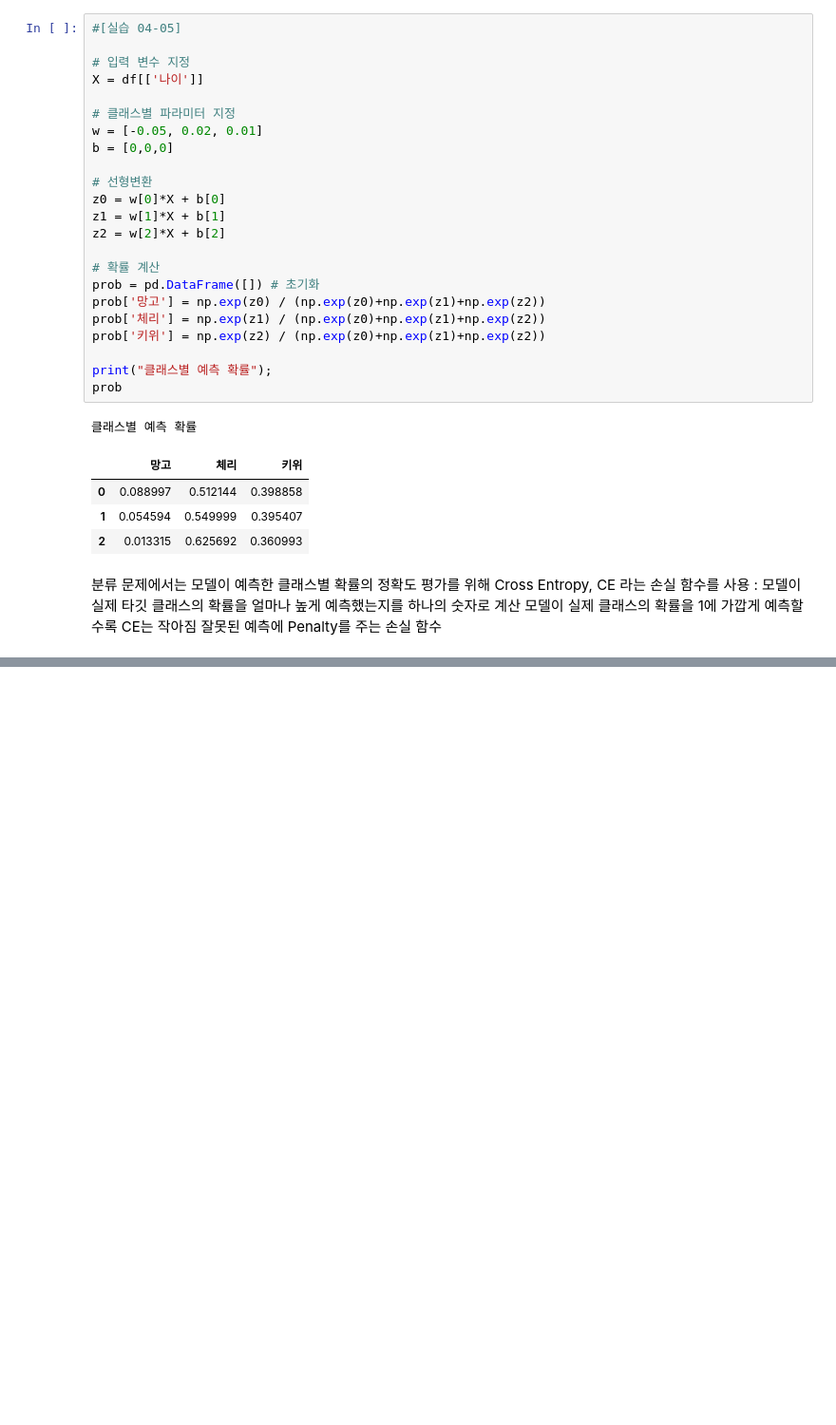
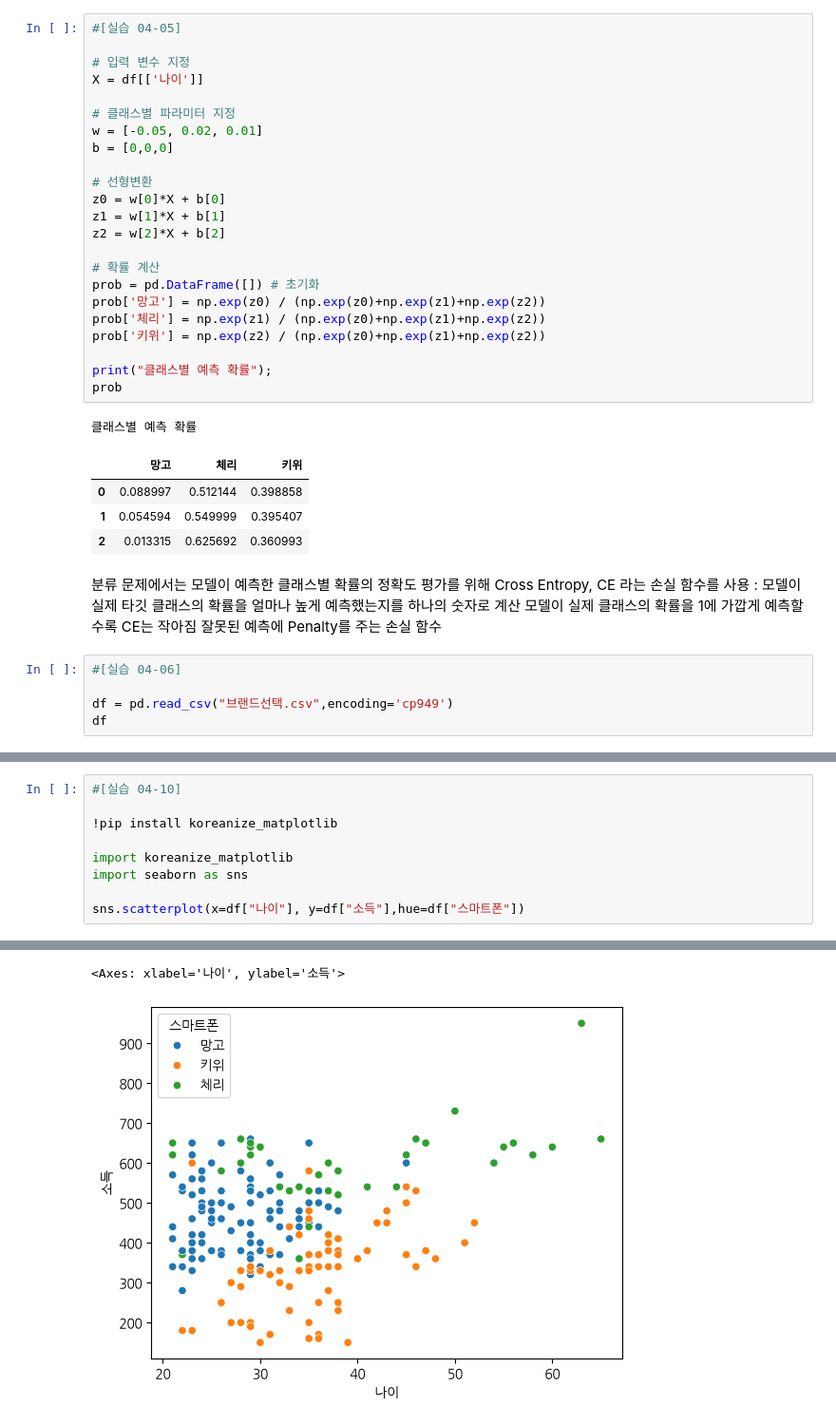
Before and after one commit to Aranica/BIOPYTHON_BOOK, a Jupyter notebook: 머신러닝과 딥러닝/Chapter_4.ipynb, the cells around one changed output, grey strips where cells are left out. Shown at 95% size. Cells and saved outputs as stored; diff of their text form; blank space fills up the shorter version.

```diff
--- a/머신러닝과 딥러닝/Chapter_4.ipynb
+++ b/머신러닝과 딥러닝/Chapter_4.ipynb
@@ -124,3 +124,8 @@ Cross Entropy, CE
 :   모델이 실제 타깃 클래스의 확률을 얼마나 높게 예측했는지를 하나의 숫자로 계산
     모델이 실제 클래스의 확률을 1에 가깝게 예측할수록 CE는 작아짐
     잘못된 예측에 Penalty를 주는 손실 함수
+# %%
+#[실습 04-06]
+
+df = pd.read_csv("브랜드선택.csv",encoding='cp949')
+df
@@ -126,0 +184,10 @@ Cross Entropy, CE
+# %%
+#[실습 04-10]
+
+!pip install koreanize_matplotlib
+
+import koreanize_matplotlib
+import seaborn as sns
+
+sns.scatterplot(x=df["나이"], y=df["소득"],hue=df["스마트폰"])
+# %% [output]
@@ -126,0 +206,2 @@ Cross Entropy, CE
+<Axes: xlabel='나이', ylabel='소득'>
+[figure, added]
```
Also changed, not shown: parts of 17 cells of this notebook, 2 other files.
